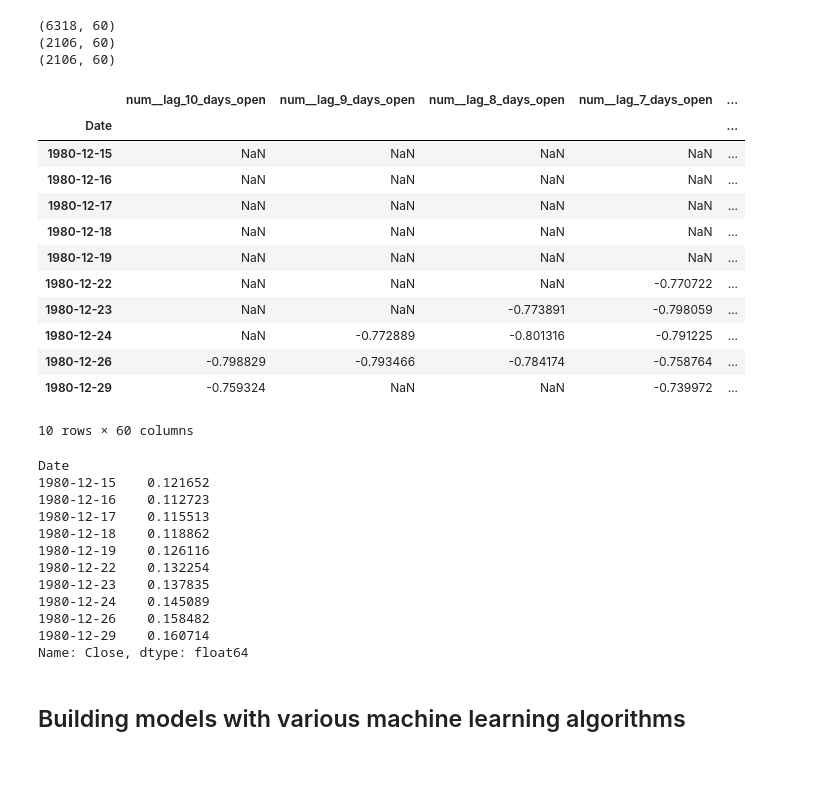
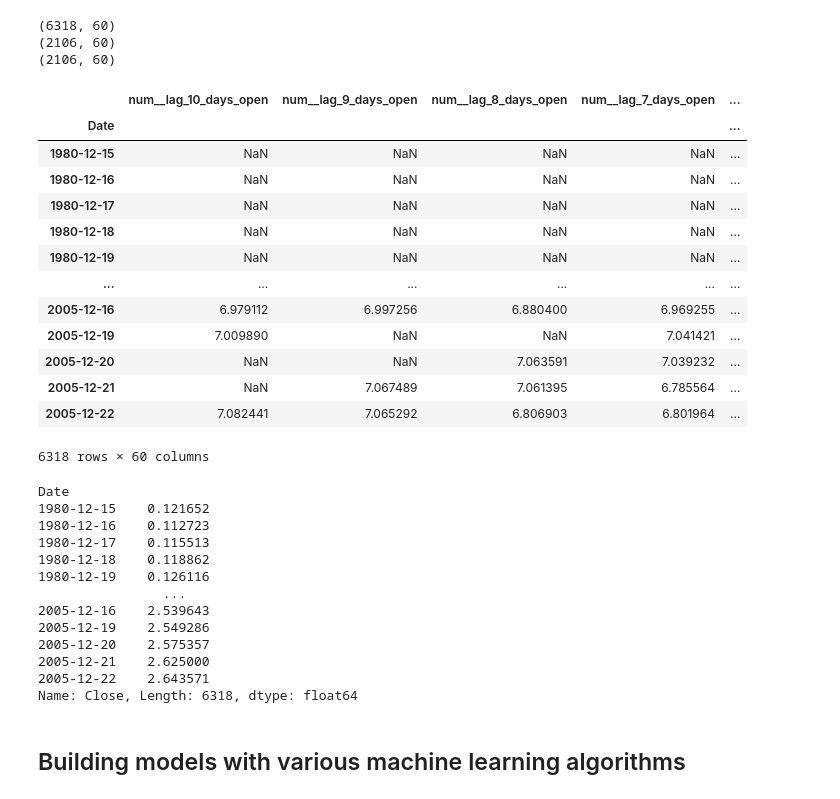
Before and after one commit to leehengpan/AAPL-StockPriceAnalysis, a Jupyter notebook: src/Apple_Stock_Price_Prediction.ipynb, the cells around one changed output. Saved outputs shown, nothing was run; the diff lists cells and outputs as text; code cells hidden in the pictures; blank space fills up the shorter version.

```diff
--- a/src/Apple_Stock_Price_Prediction.ipynb
+++ b/src/Apple_Stock_Price_Prediction.ipynb
@@ -648,23 +648,24 @@ print(df_test.shape)
 (2106, 60)
 (2106, 60)
 # %%
-df_train.head(10)
+df_train
 # %% [output]
 |  | num__lag_10_days_open | num__lag_9_days_open | num__lag_8_days_open | num__lag_7_days_open | ... |
 | Date |  |  |  |  | ... |
 | 1980-12-15 | NaN | NaN | NaN | NaN | ... |
 | 1980-12-16 | NaN | NaN | NaN | NaN | ... |
 | 1980-12-17 | NaN | NaN | NaN | NaN | ... |
 | 1980-12-18 | NaN | NaN | NaN | NaN | ... |
 | 1980-12-19 | NaN | NaN | NaN | NaN | ... |
-| 1980-12-22 | NaN | NaN | NaN | -0.770722 | ... |
-| 1980-12-23 | NaN | NaN | -0.773891 | -0.798059 | ... |
-| 1980-12-24 | NaN | -0.772889 | -0.801316 | -0.791225 | ... |
-| 1980-12-26 | -0.798829 | -0.793466 | -0.784174 | -0.758764 | ... |
-| 1980-12-29 | -0.759324 | NaN | NaN | -0.739972 | ... |
+| ... | ... | ... | ... | ... | ... |
+| 2005-12-16 | 6.979112 | 6.997256 | 6.880400 | 6.969255 | ... |
+| 2005-12-19 | 7.009890 | NaN | NaN | 7.041421 | ... |
+| 2005-12-20 | NaN | NaN | 7.063591 | 7.039232 | ... |
+| 2005-12-21 | NaN | 7.067489 | 7.061395 | 6.785564 | ... |
+| 2005-12-22 | 7.082441 | 7.065292 | 6.806903 | 6.801964 | ... |
-10 rows × 60 columns
+6318 rows × 60 columns
 # %%
-y_train.head(10)
+y_train
 # %% [output]
 Date
 1980-12-15    0.121652
@@ -672,12 +673,13 @@ Date
 1980-12-17    0.115513
 1980-12-18    0.118862
 1980-12-19    0.126116
-1980-12-22    0.132254
-1980-12-23    0.137835
-1980-12-24    0.145089
-1980-12-26    0.158482
-1980-12-29    0.160714
-Name: Close, dtype: float64
+                ...
+2005-12-16    2.539643
+2005-12-19    2.549286
+2005-12-20    2.575357
+2005-12-21    2.625000
+2005-12-22    2.643571
+Name: Close, Length: 6318, dtype: float64
 # %% [markdown]
 ## Building models with various machine learning algorithms
 # %% [markdown]
```
Also changed, not shown: parts of 25 cells of this notebook.
